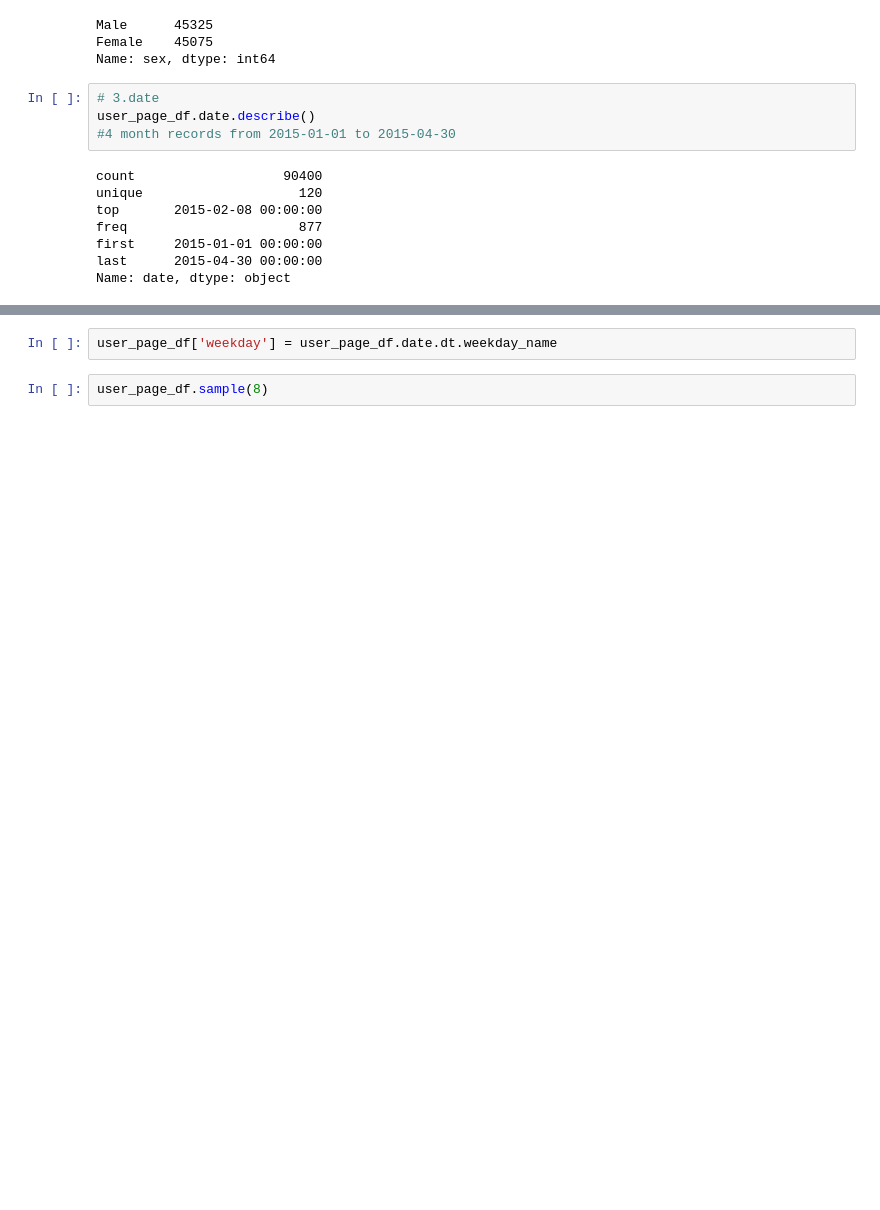
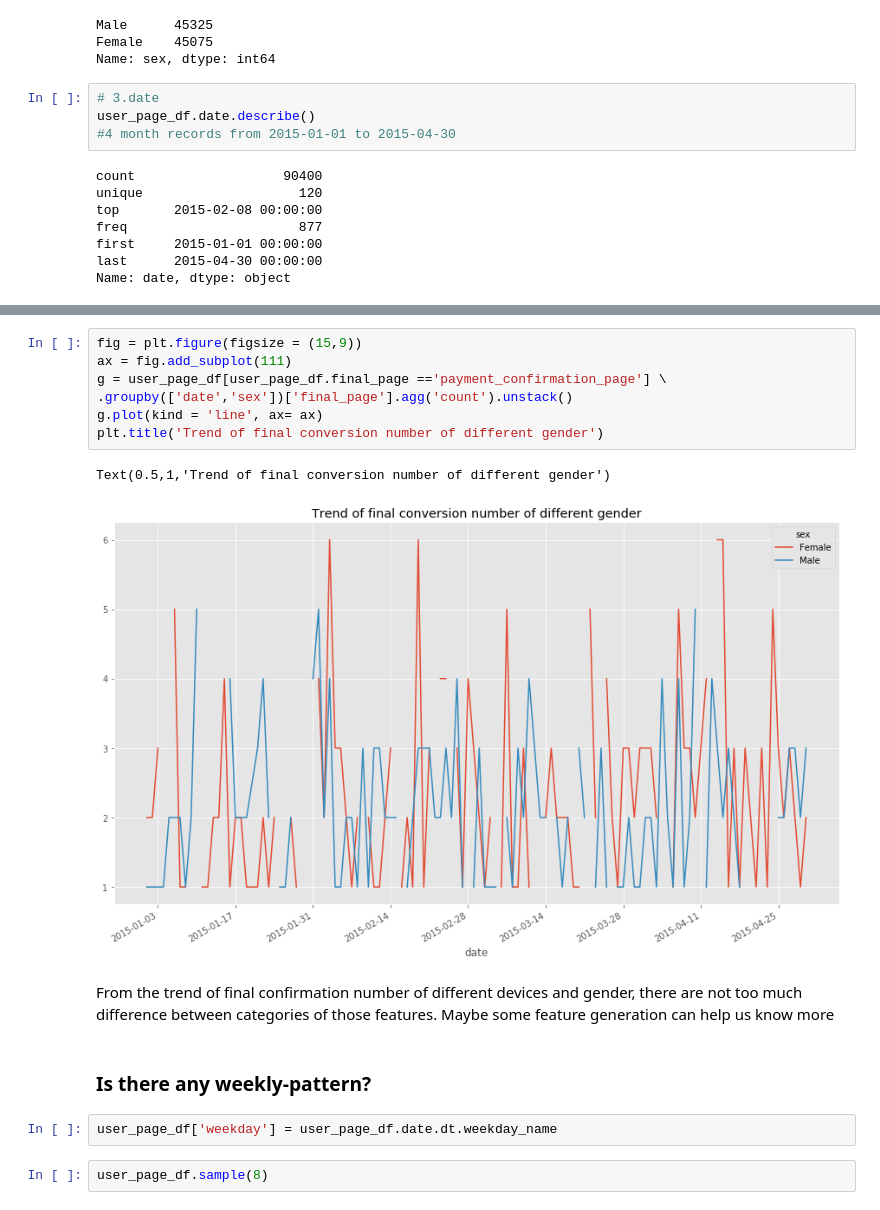
Before and after one commit to joyceft/TakeHomeDataChallenge, a Jupyter notebook: funnel_analysis/funnel_analysis.ipynb, the cells around one changed output, grey strips where cells are left out. Drawn from its saved outputs; the diff is of its cells as text; blank space fills up the shorter version.

```diff
--- a/funnel_analysis/funnel_analysis.ipynb
+++ b/funnel_analysis/funnel_analysis.ipynb
@@ -283,3 +305,17 @@ Name: date, dtype: object
+# %%
+fig = plt.figure(figsize = (15,9))
+ax = fig.add_subplot(111)
+g = user_page_df[user_page_df.final_page =='payment_confirmation_page'] \
+.groupby(['date','sex'])['final_page'].agg('count').unstack()
+g.plot(kind = 'line', ax= ax)
+plt.title('Trend of final conversion number of different gender')
+# %% [output]
+Text(0.5,1,'Trend of final conversion number of different gender')
+[figure, added]
+# %% [markdown]
+ From the trend of final confirmation number of different devices and gender, there are not too much difference between categories of those features. Maybe some feature generation can help us know more
+# %% [markdown]
+### Is there any weekly-pattern?
 # %%
 user_page_df['weekday'] = user_page_df.date.dt.weekday_name
 # %%
```
Also changed, not shown: parts of 12 cells of this notebook.
